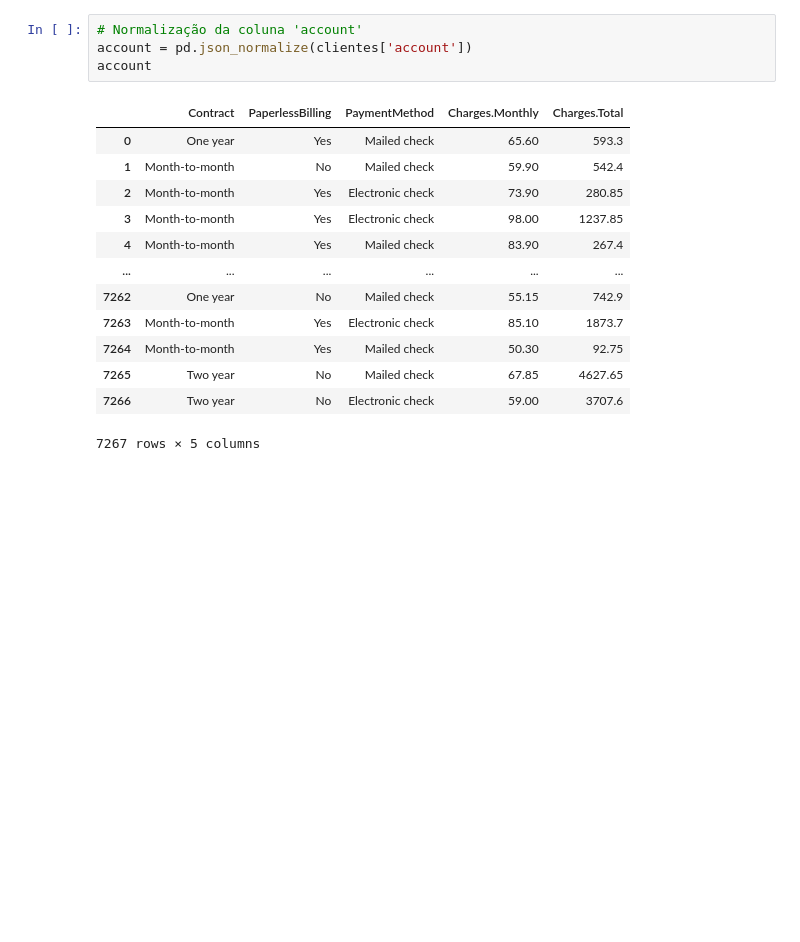
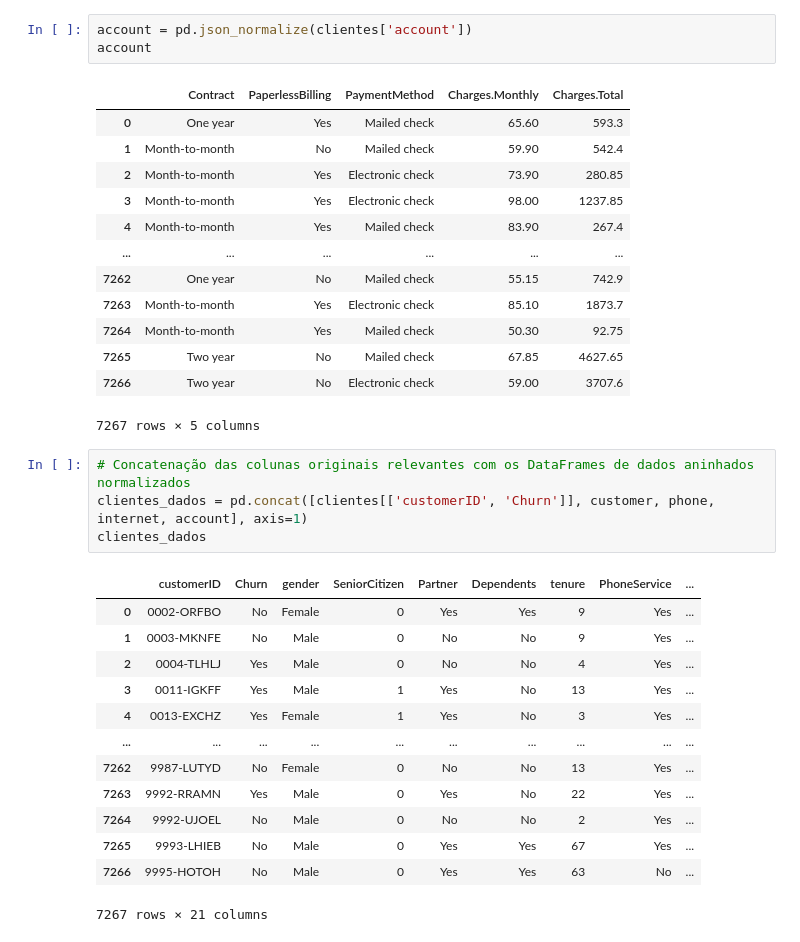
Before and after one commit to jonathasjoab/challenge_telecomX, a Jupyter notebook: TelecomX_challenge.ipynb, the cells around one changed output. Saved outputs shown, nothing was run; the diff lists cells and outputs as text; blank space fills up the shorter version.

Commit message:
Tratamento de dados e alteração do gitignore

```diff
--- a/TelecomX_challenge.ipynb
+++ b/TelecomX_challenge.ipynb
@@ -93,7 +73,6 @@ internet
 | 7266 | DSL | Yes | Yes | Yes | No | Yes | ... |
 7267 rows × 7 columns
 # %%
-# Normalização da coluna 'account'
 account = pd.json_normalize(clientes['account'])
 account
 # %% [output]
@@ -110,3 +89,21 @@ account
 | 7265 | Two year | No | Mailed check | 67.85 | 4627.65 |
 | 7266 | Two year | No | Electronic check | 59.00 | 3707.6 |
 7267 rows × 5 columns
+# %%
+# Concatenação das colunas originais relevantes com os DataFrames de dados aninhados normalizados
+clientes_dados = pd.concat([clientes[['customerID', 'Churn']], customer, phone, internet, account], axis=1)
+clientes_dados
+# %% [output]
+|  | customerID | Churn | gender | SeniorCitizen | Partner | Dependents | tenure | PhoneService | ... |
+| 0 | 0002-ORFBO | No | Female | 0 | Yes | Yes | 9 | Yes | ... |
+| 1 | 0003-MKNFE | No | Male | 0 | No | No | 9 | Yes | ... |
+| 2 | 0004-TLHLJ | Yes | Male | 0 | No | No | 4 | Yes | ... |
+| 3 | 0011-IGKFF | Yes | Male | 1 | Yes | No | 13 | Yes | ... |
+| 4 | 0013-EXCHZ | Yes | Female | 1 | Yes | No | 3 | Yes | ... |
+| ... | ... | ... | ... | ... | ... | ... | ... | ... | ... |
+| 7262 | 9987-LUTYD | No | Female | 0 | No | No | 13 | Yes | ... |
+| 7263 | 9992-RRAMN | Yes | Male | 0 | Yes | No | 22 | Yes | ... |
+| 7264 | 9992-UJOEL | No | Male | 0 | No | No | 2 | Yes | ... |
+| 7265 | 9993-LHIEB | No | Male | 0 | Yes | Yes | 67 | Yes | ... |
+| 7266 | 9995-HOTOH | No | Male | 0 | Yes | Yes | 63 | No | ... |
+7267 rows × 21 columns
```
Also changed, not shown: parts of 19 cells of this notebook, 1 other file.
